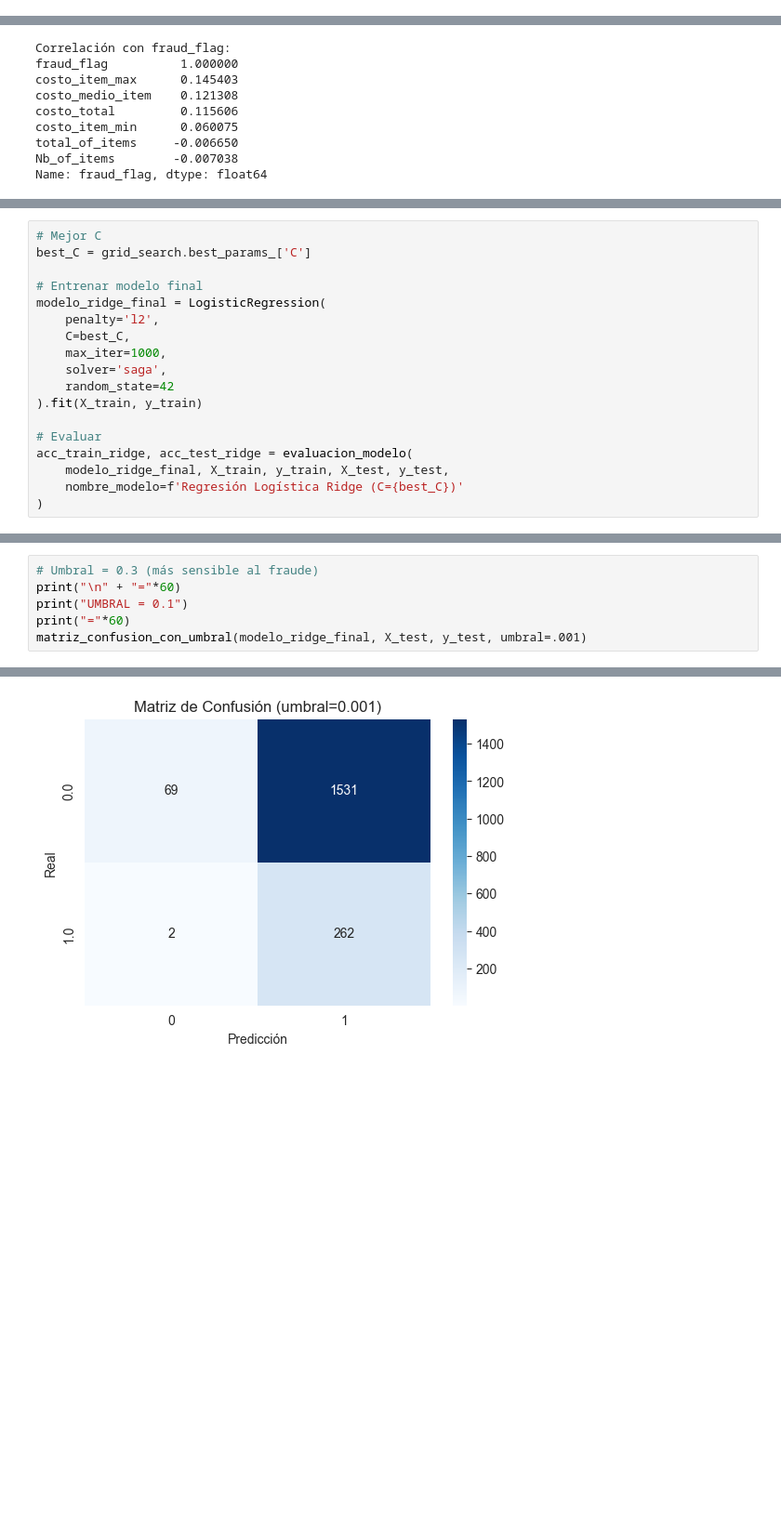
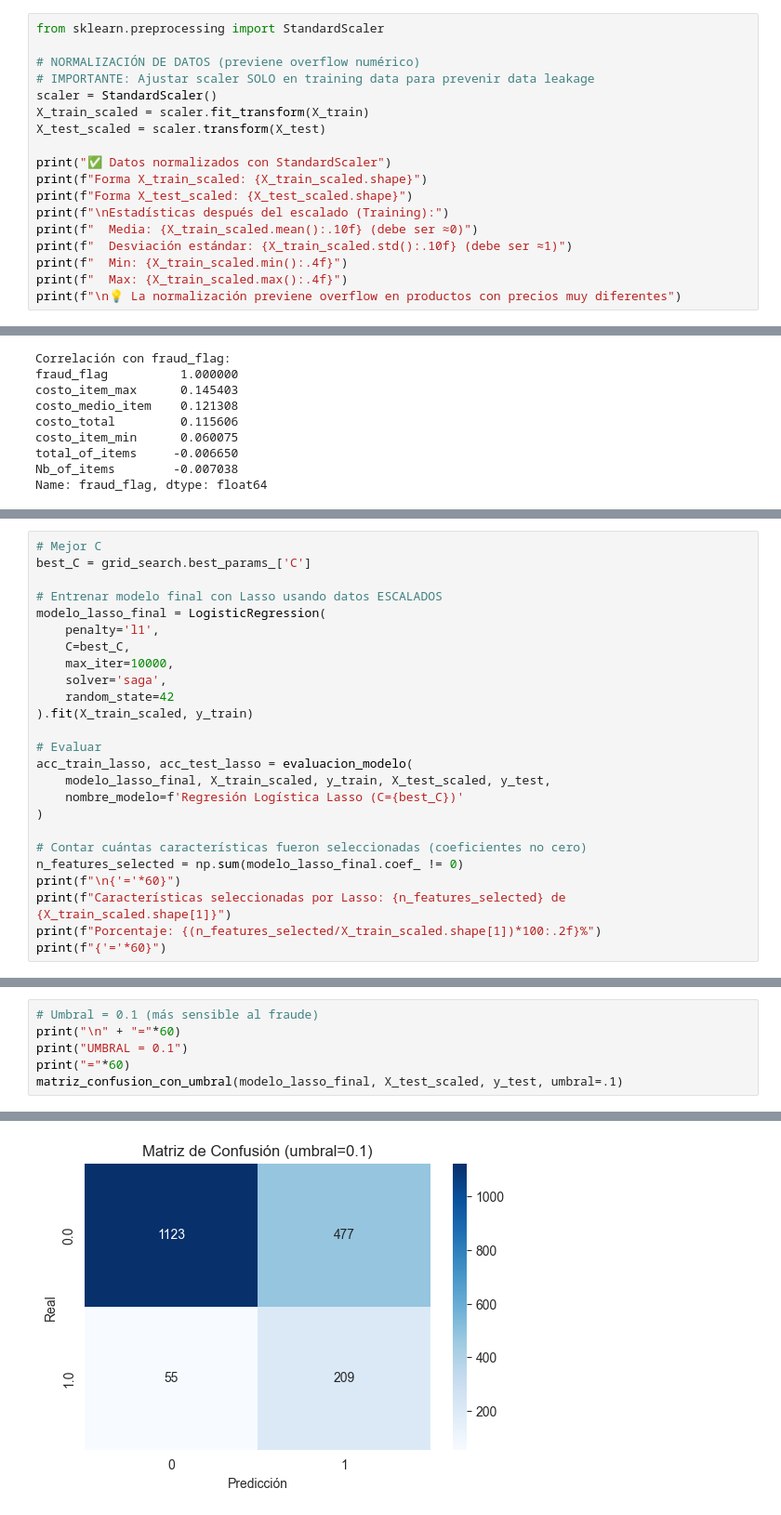
Before and after one commit to andrestrevino-EpsilonTech/Examen_reto1_clasificador_canastas_fraude, a Jupyter notebook: Notebooks/ClasificadorFraudeCanastas.ipynb, the cells around one changed output, grey strips where cells are left out. Shown at 93% size. Saved outputs shown, nothing was run; the diff lists cells and outputs as text; blank space fills up the shorter version.

Commit message:
datos normalizados

```diff
--- a/Notebooks/ClasificadorFraudeCanastas.ipynb
+++ b/Notebooks/ClasificadorFraudeCanastas.ipynb
@@ -264,3 +264,21 @@ Conjunto de Prueba:
   X_test: (1864, 2455)
   y_test: (1864,)
   Proporción de fraude: 0.142
+# %%
+from sklearn.preprocessing import StandardScaler
+
+# NORMALIZACIÓN DE DATOS (previene overflow numérico)
+# IMPORTANTE: Ajustar scaler SOLO en training data para prevenir data leakage
+scaler = StandardScaler()
+X_train_scaled = scaler.fit_transform(X_train)
+X_test_scaled = scaler.transform(X_test)
+
+print("✅ Datos normalizados con StandardScaler")
+print(f"Forma X_train_scaled: {X_train_scaled.shape}")
+print(f"Forma X_test_scaled: {X_test_scaled.shape}")
+print(f"\nEstadísticas después del escalado (Training):")
+print(f"  Media: {X_train_scaled.mean():.10f} (debe ser ≈0)")
+print(f"  Desviación estándar: {X_train_scaled.std():.10f} (debe ser ≈1)")
+print(f"  Min: {X_train_scaled.min():.4f}")
+print(f"  Max: {X_train_scaled.max():.4f}")
+print(f"\n💡 La normalización previene overflow en productos con precios muy diferentes")
@@ -470,18 +546,25 @@ Resultados de Grid Search:
 # Mejor C
 best_C = grid_search.best_params_['C']
 
-# Entrenar modelo final
-modelo_ridge_final = LogisticRegression(
-    penalty='l2',
+# Entrenar modelo final con Lasso usando datos ESCALADOS
+modelo_lasso_final = LogisticRegression(
+    penalty='l1',
     C=best_C,
-    max_iter=1000,
+    max_iter=10000,
     solver='saga',
     random_state=42
-).fit(X_train, y_train)
+).fit(X_train_scaled, y_train)
 
 # Evaluar
-acc_train_ridge, acc_test_ridge = evaluacion_modelo(
-    modelo_ridge_final, X_train, y_train, X_test, y_test,
-    nombre_modelo=f'Regresión Logística Ridge (C={best_C})'
+acc_train_lasso, acc_test_lasso = evaluacion_modelo(
+    modelo_lasso_final, X_train_scaled, y_train, X_test_scaled, y_test,
+    nombre_modelo=f'Regresión Logística Lasso (C={best_C})'
 )
+
+# Contar cuántas características fueron seleccionadas (coeficientes no cero)
+n_features_selected = np.sum(modelo_lasso_final.coef_ != 0)
+print(f"\n{'='*60}")
+print(f"Características seleccionadas por Lasso: {n_features_selected} de {X_train_scaled.shape[1]}")
+print(f"Porcentaje: {(n_features_selected/X_train_scaled.shape[1])*100:.2f}%")
+print(f"{'='*60}")
 # %% [output]
@@ -564,11 +599,11 @@ y_real
 # %%
-# Umbral = 0.3 (más sensible al fraude)
+# Umbral = 0.1 (más sensible al fraude)
 print("\n" + "="*60)
 print("UMBRAL = 0.1")
 print("="*60)
-matriz_confusion_con_umbral(modelo_ridge_final, X_test, y_test, umbral=.001)
+matriz_confusion_con_umbral(modelo_lasso_final, X_test_scaled, y_test, umbral=.1)
 # %% [output]
 ============================================================
 UMBRAL = 0.1
 ============================================================
-[figure, old version]
+[figure, new version]
```
Also changed, not shown: parts of 17 cells of this notebook.
